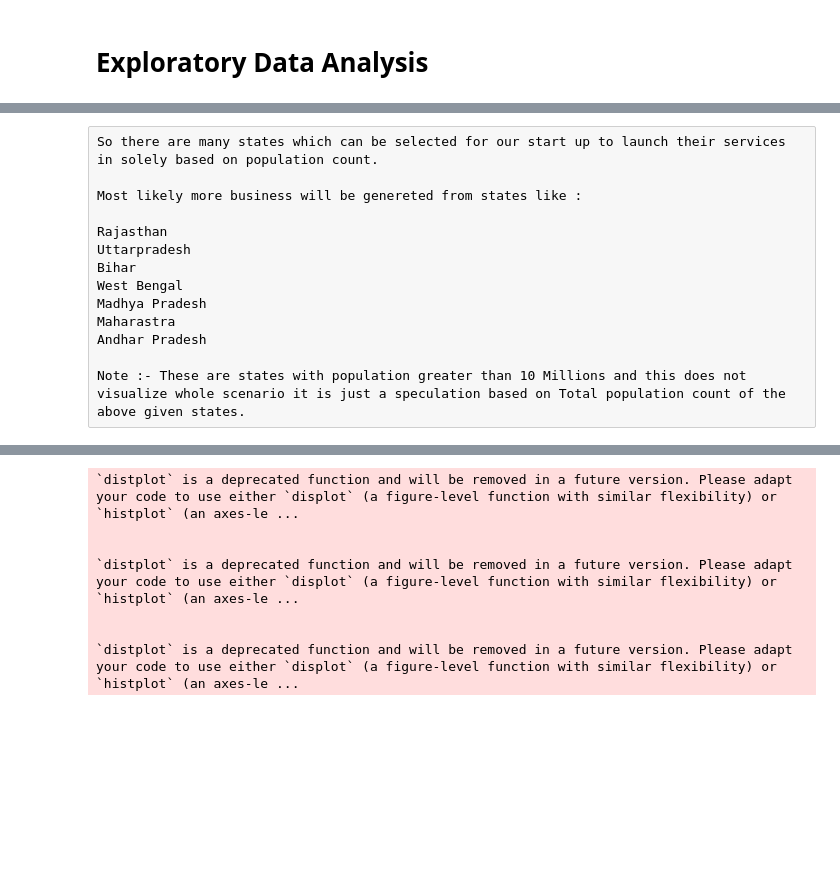
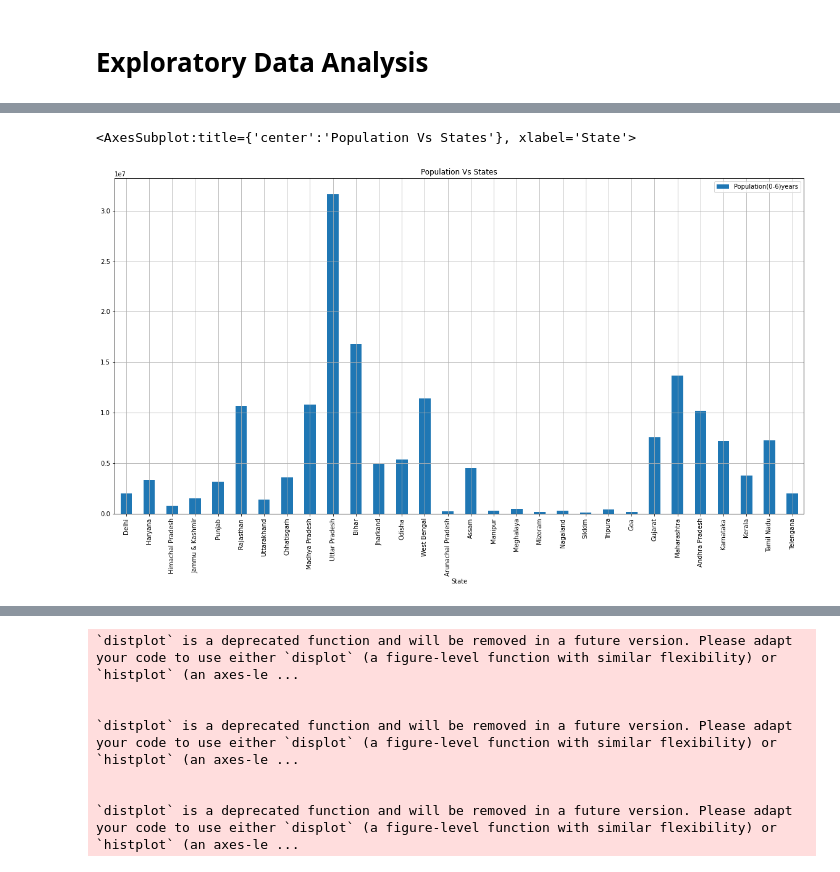
Before and after one commit to Abhi9vSingh/feynn_labs-projects, a Jupyter notebook: project 2/Problem_2_MarketSegementation.ipynb, the cells around one changed output, grey strips where cells are left out. Drawn from its saved outputs; the diff is of its cells as text; code cells hidden in the pictures; blank space fills up the shorter version.

```diff
--- a/project 2/Problem_2_MarketSegementation.ipynb
+++ b/project 2/Problem_2_MarketSegementation.ipynb
@@ -125,14 +115,7 @@ fig.show()
-# %% [raw]
-So there are many states which can be selected for our start up to launch their services in solely based on population count.
-
-Most likely more business will be genereted from states like :
-
-Rajasthan
-Uttarpradesh
-Bihar
-West Bengal
-Madhya Pradesh
-Maharastra
-Andhar Pradesh
-
-Note :- These are states with population greater than 10 Millions and this does not visualize whole scenario it is just a speculation based on Total population count of the above given states.
+# %%
+fig, ax= plt.subplots(figsize=(20,10))
+data.plot(x= 'State', y ="Population(0-6)years", kind = 'bar',
+        title ='Population Vs States', grid=True,ax=ax)
+# %% [output]
+<AxesSubplot:title={'center':'Population Vs States'}, xlabel='State'>
+[figure, added]
```
Also changed, not shown: parts of 18 cells of this notebook.
